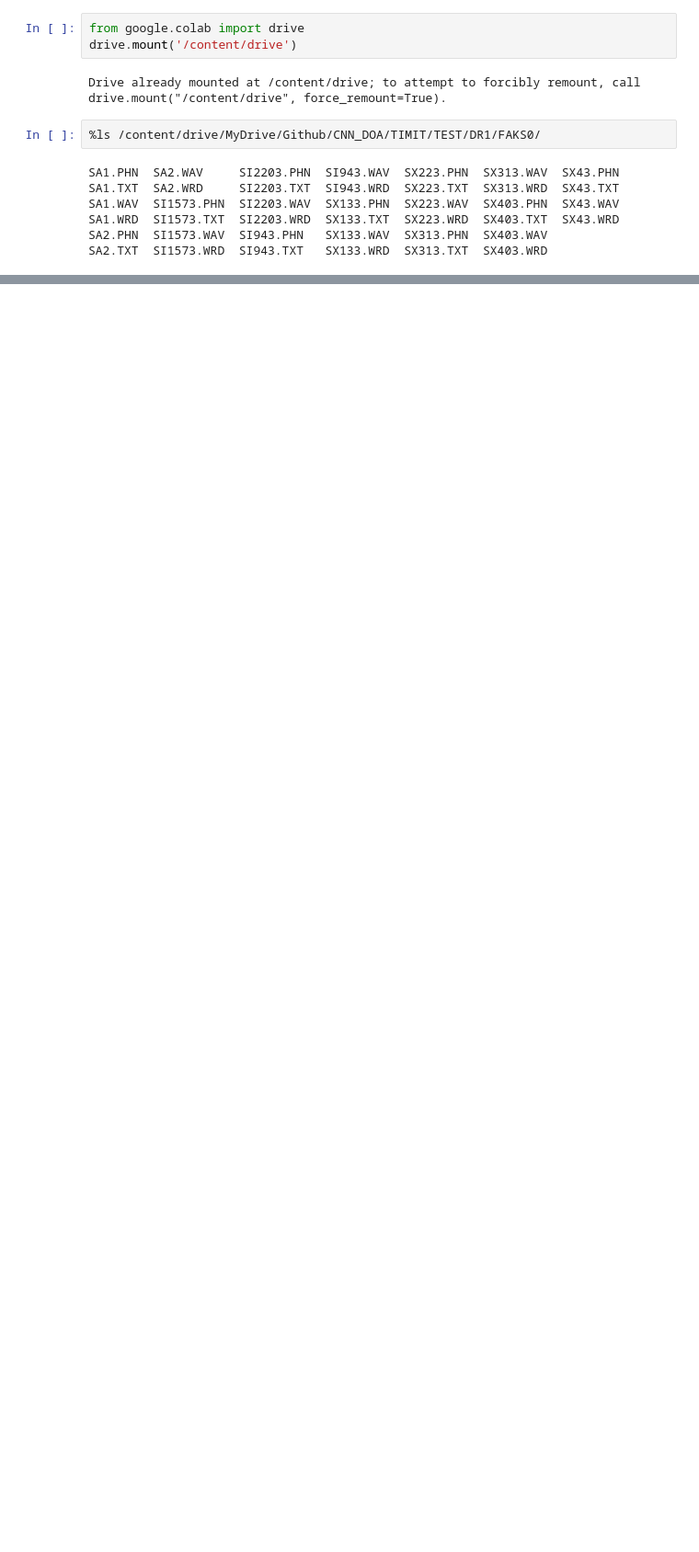
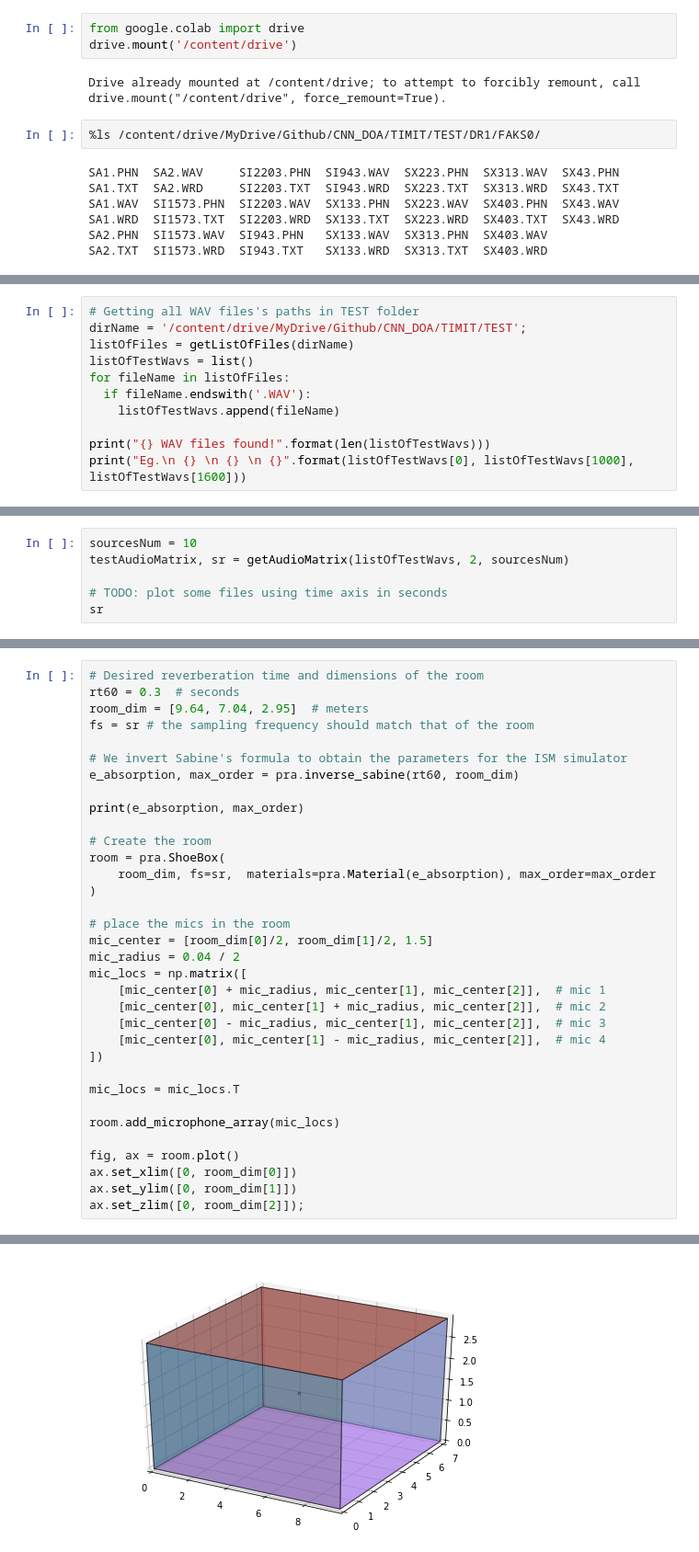
Before and after one commit to RobertoAlessandri/CNN_DOA, a Jupyter notebook: dataset_generation.ipynb, the cells around one changed output, grey strips where cells are left out. Shown at 92% size. Cells and saved outputs as stored; diff of their text form; blank space fills up the shorter version.

```diff
--- a/dataset_generation.ipynb
+++ b/dataset_generation.ipynb
@@ -76,0 +53,11 @@ plt.plot(audiofiles[:,5])
+# %%
+# Getting all WAV files's paths in TEST folder
+dirName = '/content/drive/MyDrive/Github/CNN_DOA/TIMIT/TEST';
+listOfFiles = getListOfFiles(dirName)
+listOfTestWavs = list()
+for fileName in listOfFiles:
+  if fileName.endswith('.WAV'):
+    listOfTestWavs.append(fileName)
+
+print("{} WAV files found!".format(len(listOfTestWavs)))
+print("Eg.\n {} \n {} \n {}".format(listOfTestWavs[0], listOfTestWavs[1000], listOfTestWavs[1600]))
@@ -76,0 +105,6 @@ plt.plot(audiofiles[:,5])
+# %%
+sourcesNum = 10
+testAudioMatrix, sr = getAudioMatrix(listOfTestWavs, 2, sourcesNum)
+
+# TODO: plot some files using time axis in seconds
+sr
@@ -177,0 +119,35 @@ plt.xlabel("Time [s]")
+# %%
+# Desired reverberation time and dimensions of the room
+rt60 = 0.3  # seconds
+room_dim = [9.64, 7.04, 2.95]  # meters
+fs = sr # the sampling frequency should match that of the room
+
+# We invert Sabine's formula to obtain the parameters for the ISM simulator
+e_absorption, max_order = pra.inverse_sabine(rt60, room_dim)
+
+print(e_absorption, max_order)
+
+# Create the room
+room = pra.ShoeBox(
+    room_dim, fs=sr,  materials=pra.Material(e_absorption), max_order=max_order
+)
+
+# place the mics in the room
+mic_center = [room_dim[0]/2, room_dim[1]/2, 1.5]
+mic_radius = 0.04 / 2
+mic_locs = np.matrix([
+    [mic_center[0] + mic_radius, mic_center[1], mic_center[2]],  # mic 1
+    [mic_center[0], mic_center[1] + mic_radius, mic_center[2]],  # mic 2
+    [mic_center[0] - mic_radius, mic_center[1], mic_center[2]],  # mic 3
+    [mic_center[0], mic_center[1] - mic_radius, mic_center[2]],  # mic 4
+])
+
+mic_locs = mic_locs.T
+
+room.add_microphone_array(mic_locs)
+
+fig, ax = room.plot()
+ax.set_xlim([0, room_dim[0]])
+ax.set_ylim([0, room_dim[1]])
+ax.set_zlim([0, room_dim[2]]);
+# %% [output]
@@ -177,0 +155 @@ plt.xlabel("Time [s]")
+[figure, added]
```
Also changed, not shown: parts of 23 cells of this notebook.
